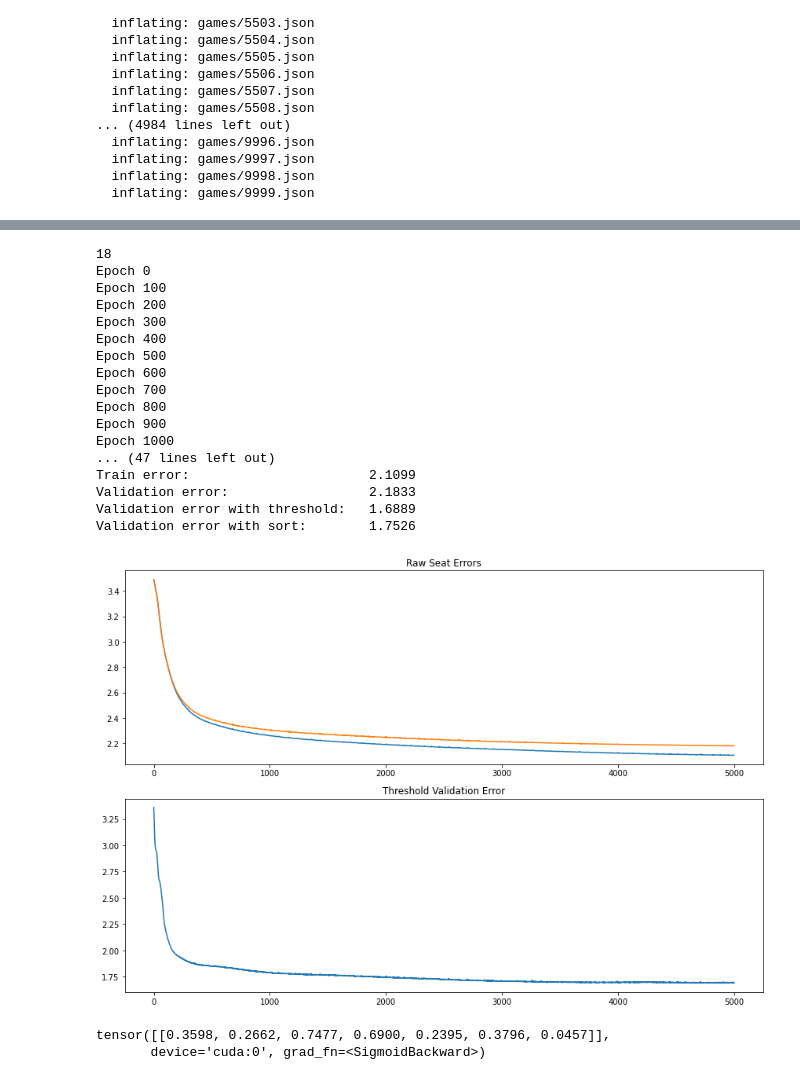
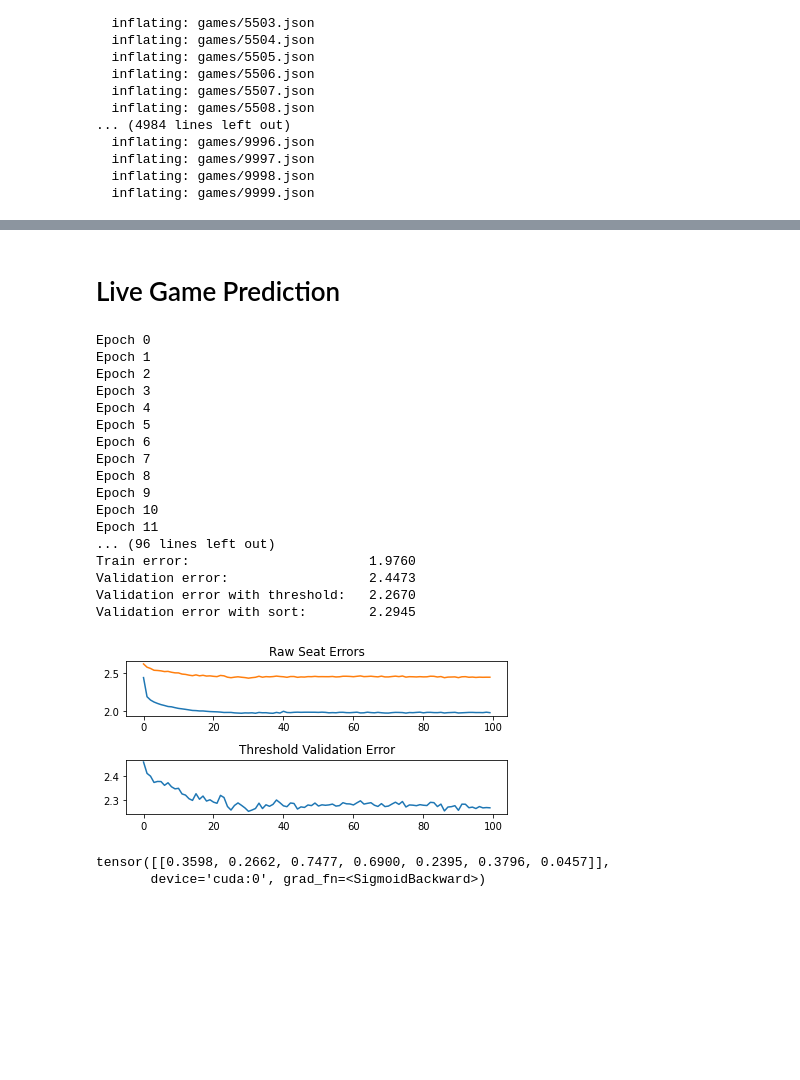
Before and after one commit to aviguptatx/DeepRed, a Jupyter notebook: RNN.ipynb, the cells around one changed output, grey strips where cells are left out. Saved outputs shown, nothing was run; the diff lists cells and outputs as text; code cells hidden in the pictures; blank space fills up the shorter version.

```diff
--- a/RNN.ipynb
+++ b/RNN.ipynb
@@ -1057,3 +965,5 @@ Optimal Threshold Error:           0.6247
+# %% [markdown]
+# Live Game Prediction
 # %%
 import torch
 import torch.nn as nn
@@ -1108,14 +1018,16 @@ class RNN(nn.Module):
         self.hx = Variable(torch.zeros(1, len(self.X), self.n_neurons).to(device))
 
 # Hyperparameters
-N_EPOCHS = 5000
+# N_EPOCHS determined at runtime based on training_length
 LEARNING_RATE = 0.0015
 LAMBDA_ = .0004
 N_NEURONS = 17
 
-# Training lengths and file names
-# training_lengths = [5, 10, 15, 20]
-training_lengths = [20]
+# Training lengths
+training_lengths = []
+for length in range(1, 30):
+    training_lengths.append(length)
+
 # Number of nodes in input layer
 N_INPUT = 89
 
@@ -1129,9 +1041,6 @@ for training_length in training_lengths:
 
     # Validation set
     validation_X, validation_Y, _, validation_game_numbers, validation_seq_lengths, validation_outed = populate_inputs(int(N_GAMES * 0.8), int(N_GAMES * 1), training_length)
-
-    # Testing set
-    test_X, test_Y, _, _, test_seq_lengths, _ = populate_inputs(int(N_GAMES * 0.8), N_GAMES - 1, 1)
 
     # Convert to tensors
     X = torch.as_tensor(X, dtype=torch.float32).to(device)
@@ -1156,9 +1065,6 @@ for training_length in training_lengths:
     # Validation model
     validation_model = RNN(N_INPUT, N_NEURONS, validation_X, validation_seq_lengths).to(device)
 
-    # Test model
-    test_model = RNN(N_INPUT, N_NEURONS, test_X, test_seq_lengths).to(device)
-
     # Set the loss function to binary cross entropy and use Adam optimizer
     criterion = nn.BCELoss().to(device)
     optimizer = optim.Adam(train_model.parameters(), lr=LEARNING_RATE, weight_decay=LAMBDA_)
@@ -1172,7 +1078,8 @@ for training_length in training_lengths:
     sorted_validation_seat_errors = []
     threshold_validation_seat_errors = []
 
-    test_model.load_state_dict(torch.load('parameters-saved'))
+    # The longer game lengths need more epochs to be fit
+    N_EPOCHS = 5000 if training_length < 15 else 10000
 
     for epoch in range(N_EPOCHS):
         # Print the epoch number every 100 epochs
@@ -1233,56 +1140,57 @@ for training_length in training_lengths:
 
         validation_model.eval()
 
+    # Save the parameters for this model
     save_name = "parameters-" + str(training_length) + ".pt"
     torch.save(train_model.state_dict(), save_name)
 
     # Print validation set results
     print("\nValidation Set Data")
     print("Game #" + str(validation_game_numbers[-1]))
     print("Pred: " + str(prediction[-1]) + "\nReal: " + str(validation_Y[-1]))
 
     # Data after all epochs
     print("\n" + '\033[1m' + "End")
     print('\033[21m' + "Train error: " + "                      %.4f" % train_seat_errors[-1])
     print("Validation error: " + "                 %.4f" % validation_seat_errors[-1])
     print("Validation error with threshold: " + "  %.4f" % rounded_validation_seat_errors[-1])
     print("Validation error with sort: " + "       %.4f" % sorted_validation_seat_errors[-1])
 
     # Graph Train Error
     plt.subplot(3, 1, 1)
     plt.title("Raw Seat Errors")
     plt.plot(train_seat_errors)
     plt.plot(validation_seat_errors)
 
     # Graph validation set error
     plt.subplot(3, 1, 2)
     plt.title("Threshold Validation Error")
     plt.plot(rounded_validation_seat_errors)
 
     # Pad graphs so the titles and graphs don't overlap
     plt.tight_layout()
 
     # Show plot
     plt.show()
 # %% [output]
-18
 Epoch 0
-Epoch 100
-Epoch 200
-Epoch 300
-Epoch 400
-Epoch 500
-Epoch 600
-Epoch 700
-Epoch 800
-Epoch 900
-Epoch 1000
-... (47 lines left out)
-Train error:                       2.1099
-Validation error:                  2.1833
-Validation error with threshold:   1.6889
-Validation error with sort:        1.7526
+Epoch 1
+Epoch 2
+Epoch 3
+Epoch 4
+Epoch 5
+Epoch 6
+Epoch 7
+Epoch 8
+Epoch 9
+Epoch 10
+Epoch 11
+... (96 lines left out)
+Train error:                       1.9760
+Validation error:                  2.4473
+Validation error with threshold:   2.2670
+Validation error with sort:        2.2945
-[figure, old version]
+[figure, new version]
 # %%
 import json
 
```
Also changed, not shown: parts of 12 cells of this notebook, 5 other files.
